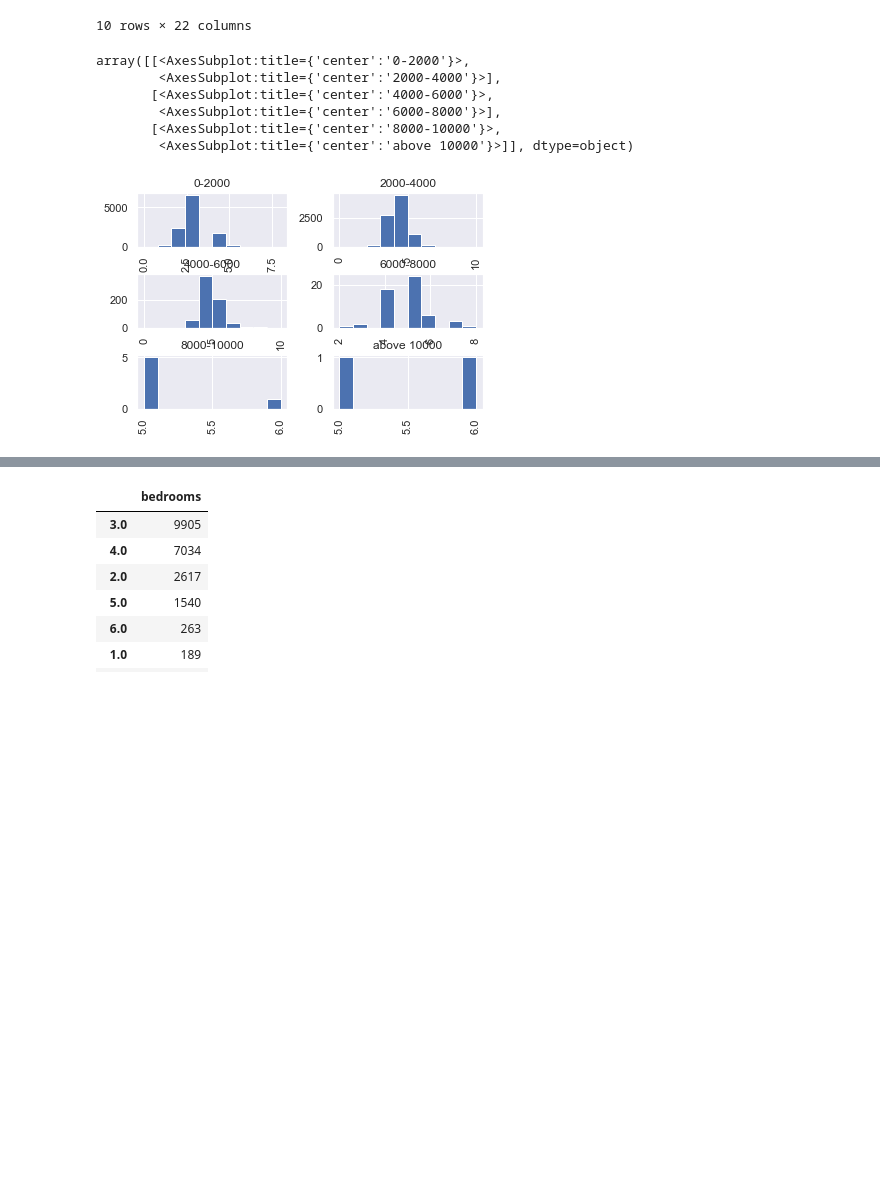
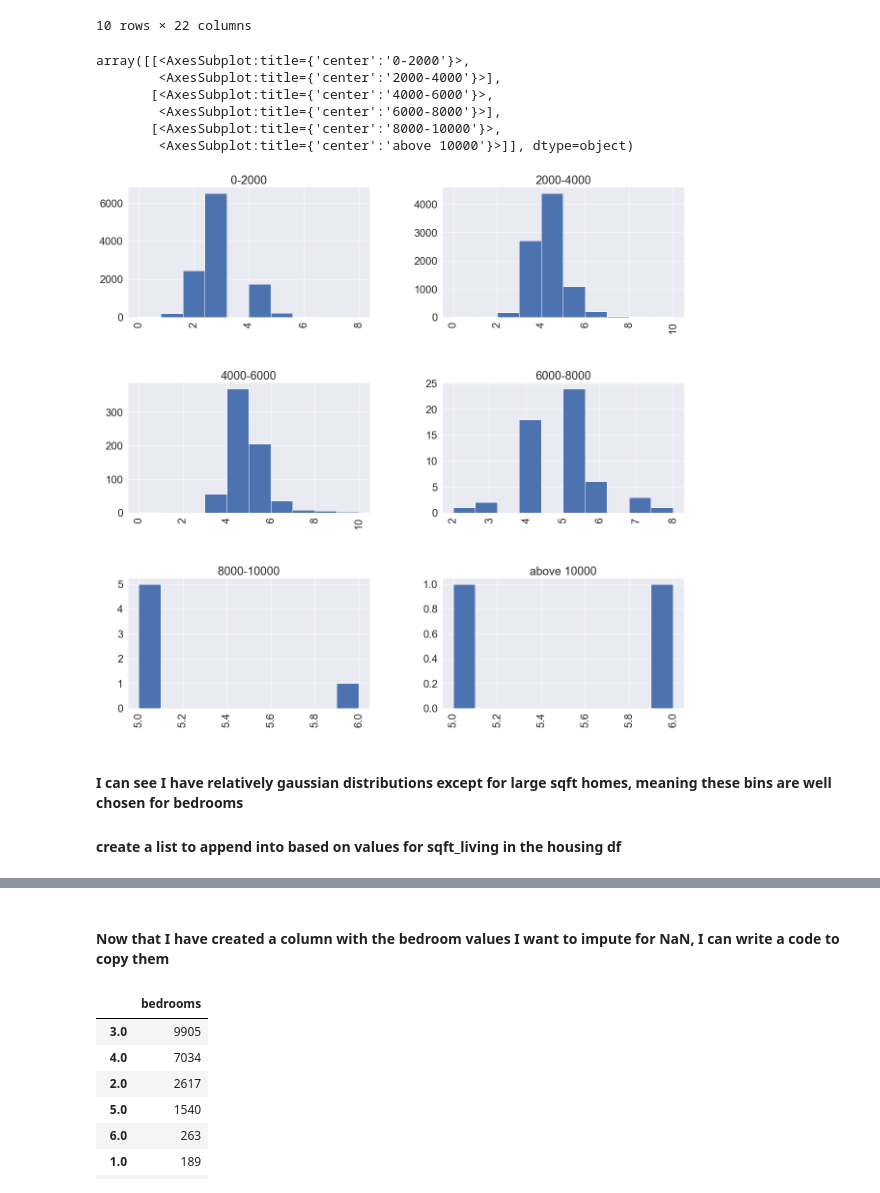
Before and after one commit to bpeterson25/USD_500B_Final_UEW-BP, a Jupyter notebook: 500B_Final_UEW-BP.ipynb, the cells around one changed output, grey strips where cells are left out. Drawn from its saved outputs; the diff is of its cells as text; code cells hidden in the pictures; blank space fills up the shorter version.

```diff
--- a/500B_Final_UEW-BP.ipynb
+++ b/500B_Final_UEW-BP.ipynb
@@ -508,15 +513,16 @@ housing_ml.head(10)
 10 rows × 22 columns
 # %%
 #Now to visualize the bedroom histogram based on sqft_bins
-
-#I can see I have relatively gaussian distributions except for large sqft homes, meaning these bins are well chosen for bedrooms
-housing_ml['bedrooms'].hist(by=housing_ml['sqft_bins'])
+housing_ml['bedrooms'].hist(by=housing_ml['sqft_bins'], figsize = (20,20))
 # %% [output]
 array([[<AxesSubplot:title={'center':'0-2000'}>,
         <AxesSubplot:title={'center':'2000-4000'}>],
        [<AxesSubplot:title={'center':'4000-6000'}>,
         <AxesSubplot:title={'center':'6000-8000'}>],
        [<AxesSubplot:title={'center':'8000-10000'}>,
         <AxesSubplot:title={'center':'above 10000'}>]], dtype=object)
-[figure, old version]
+[figure, new version]
+# %% [markdown]
+#### I can see I have relatively gaussian distributions except for large sqft homes, meaning these bins are well chosen for bedrooms
+#### create a list to append into based on values for sqft_living in the housing df
 # %%
@@ -547,4 +552,6 @@ housing_ml.head(10)
 | 8 | 2414600126 | 20150415T000000 | 229500 | 3.0 | 1.00 | 1780.0 | 7470.0 | 1.0 | 0 | 0 | ... |
 | 9 | 3793500160 | 20150312T000000 | 323000 | 3.0 | 2.50 | 1890.0 | 6560.0 | 2.0 | 0 | 0 | ... |
 10 rows × 23 columns
+# %% [markdown]
+#### Now that I have created a column with the bedroom values I want to impute for NaN, I can write a code to copy them
 # %%
```
Also changed, not shown: parts of 64 cells of this notebook.
